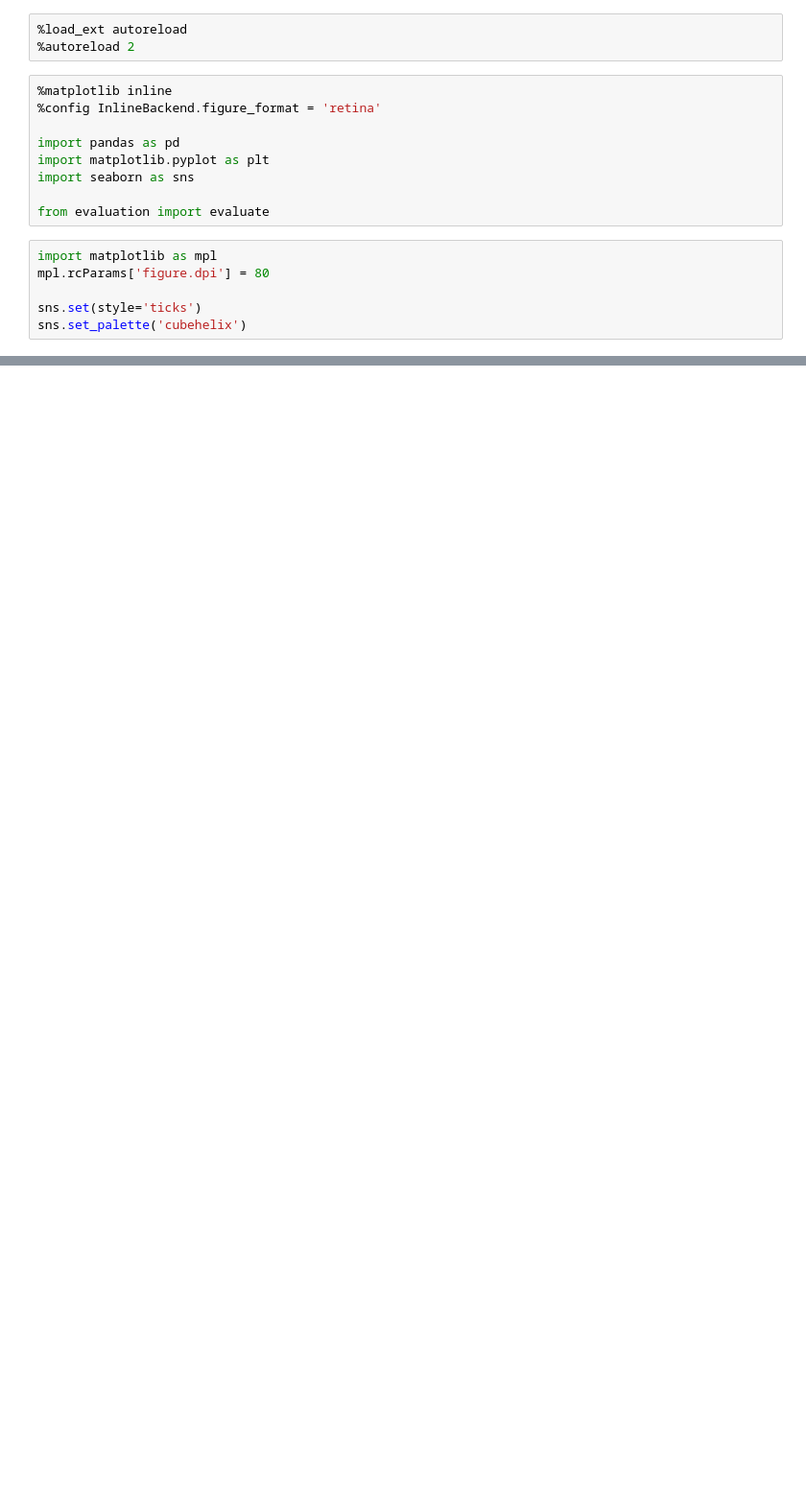
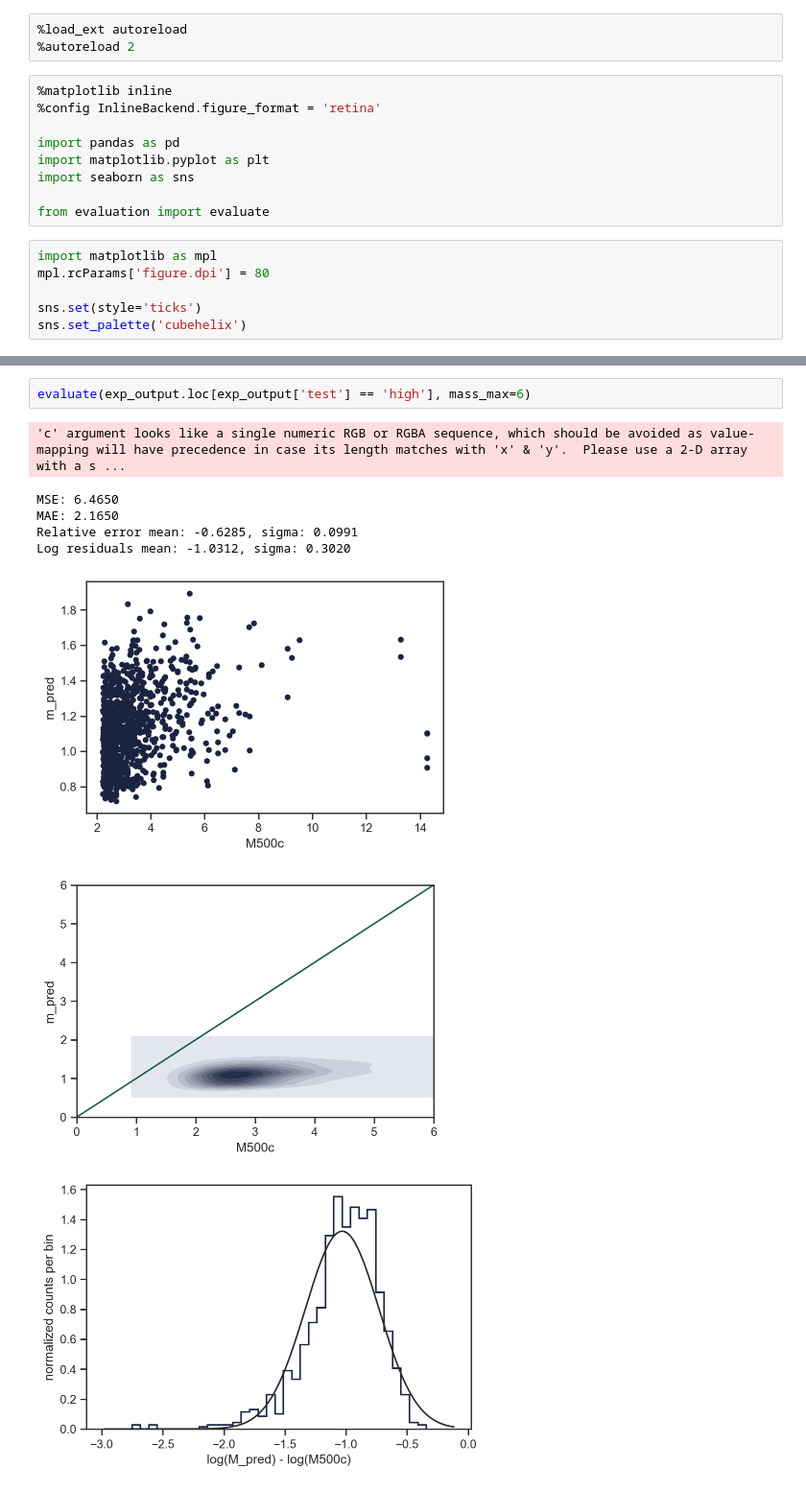
Before and after one commit to snakoneczny/cmb-lensing, a Jupyter notebook: results.ipynb, the cells around one changed output, grey strips where cells are left out. Shown at 96% size. Cells and saved outputs as stored; diff of their text form; blank space fills up the shorter version.

```diff
--- a/results.ipynb
+++ b/results.ipynb
@@ -18,0 +36,11 @@ sns.set_palette('cubehelix')
+# %%
+evaluate(exp_output.loc[exp_output['test'] == 'high'], mass_max=6)
+# %% [output]
+'c' argument looks like a single numeric RGB or RGBA sequence, which should be avoided as value-mapping will have precedence in case its length matches with 'x' & 'y'.  Please use a 2-D array with a s ...
+MSE: 6.4650
+MAE: 2.1650
+Relative error mean: -0.6285, sigma: 0.0991
+Log residuals mean: -1.0312, sigma: 0.3020
+[figure, added]
+[figure, added]
+[figure, added]
```
Also changed, not shown: parts of 9 cells of this notebook, 5 other files.
